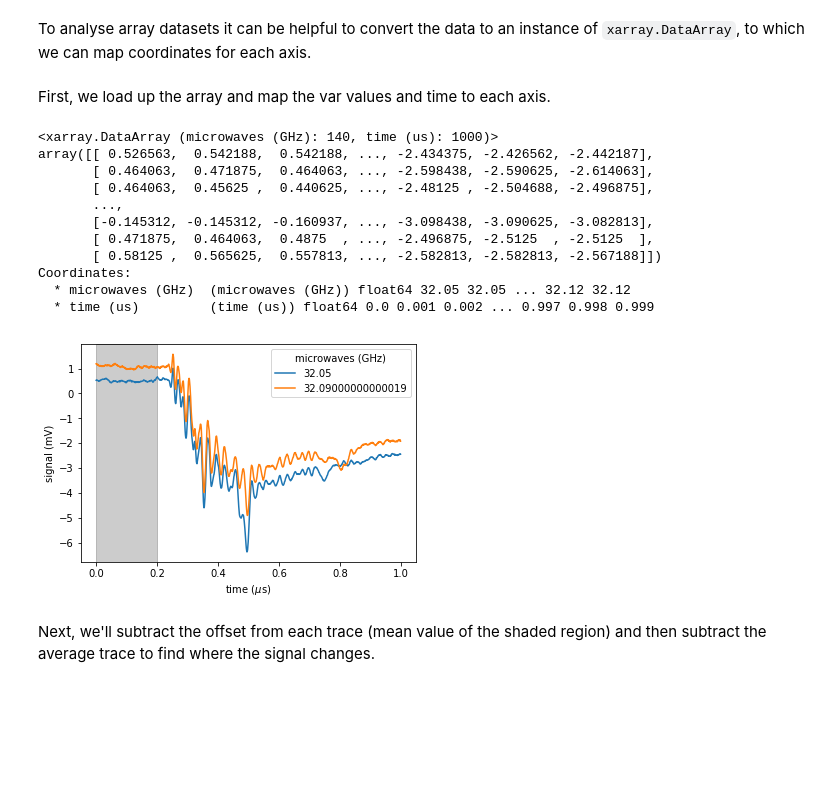
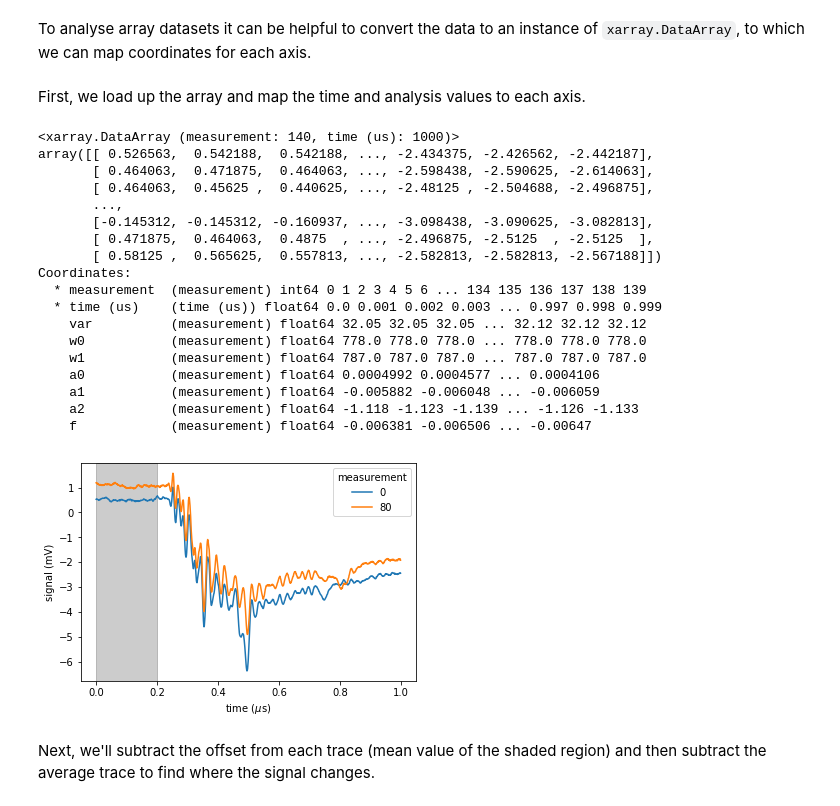
Before and after one commit to ad3ller/e11_analysis, a Jupyter notebook: notebooks/3)_Processing_data.ipynb, the cells around one changed output. Saved outputs shown, nothing was run; the diff lists cells and outputs as text; code cells hidden in the pictures; blank space fills up the shorter version.

```diff
--- a/notebooks/3)_Processing_data.ipynb
+++ b/notebooks/3)_Processing_data.ipynb
@@ -22,7 +22,7 @@ scan = H5Scan(fil)
 # %% [markdown]
 To analyse array datasets it can be helpful to convert the data to an instance of `xarray.DataArray`, to which we can map coordinates for each axis.
 # %% [markdown]
-First, we load up the array and map the var values and time to each axis.
+First, we load up the array and map the time and analysis values to each axis.
 # %%
 var = scan.attrs()['var']
 arr = scan.array('osc_0')
@@ -31,10 +31,13 @@ dt = info['dt']
 df = scan.df('analysis')
 # xarray
 tvals = np.arange(arr.shape[1]) * dt * 1e6
-da = xr.DataArray(arr * 1e3, coords={var:df['var'], 'time (us)':tvals}, dims=(var, 'time (us)'))
+analysis = {col : ('measurement', df[col].values) for col in df.columns}
+da = xr.DataArray(arr * 1e3,
+                  coords={'measurement':df.index, 'time (us)':tvals, **analysis},
+                  dims=('measurement', 'time (us)'))
 print(da)
 # %% [output]
-<xarray.DataArray (microwaves (GHz): 140, time (us): 1000)>
+<xarray.DataArray (measurement: 140, time (us): 1000)>
 array([[ 0.526563,  0.542188,  0.542188, ..., -2.434375, -2.426562, -2.442187],
        [ 0.464063,  0.471875,  0.464063, ..., -2.598438, -2.590625, -2.614063],
        [ 0.464063,  0.45625 ,  0.440625, ..., -2.48125 , -2.504688, -2.496875],
@@ -43,27 +46,34 @@ array([[ 0.526563,  0.542188,  0.542188, ..., -2.434375, -2.426562, -2.442187],
        [ 0.471875,  0.464063,  0.4875  , ..., -2.496875, -2.5125  , -2.5125  ],
        [ 0.58125 ,  0.565625,  0.557813, ..., -2.582813, -2.582813, -2.567188]])
 Coordinates:
-  * microwaves (GHz)  (microwaves (GHz)) float64 32.05 32.05 ... 32.12 32.12
-  * time (us)         (time (us)) float64 0.0 0.001 0.002 ... 0.997 0.998 0.999
+  * measurement  (measurement) int64 0 1 2 3 4 5 6 ... 134 135 136 137 138 139
+  * time (us)    (time (us)) float64 0.0 0.001 0.002 0.003 ... 0.997 0.998 0.999
+    var          (measurement) float64 32.05 32.05 32.05 ... 32.12 32.12 32.12
+    w0           (measurement) float64 778.0 778.0 778.0 ... 778.0 778.0 778.0
+    w1           (measurement) float64 787.0 787.0 787.0 ... 787.0 787.0 787.0
+    a0           (measurement) float64 0.0004992 0.0004577 ... 0.0004106
+    a1           (measurement) float64 -0.005882 -0.006048 ... -0.006059
+    a2           (measurement) float64 -1.118 -1.123 -1.139 ... -1.126 -1.133
+    f            (measurement) float64 -0.006381 -0.006506 ... -0.00647
 # %%
 # plot
 fig, ax = plt.subplots()
 
 # data
-da.isel({var:[0, 80]}).plot.line(x='time (us)')
+da.isel({"measurement":[0, 80]}).plot.line(x='time (us)')
 
 # background
 t_bk = (0.0, 0.2)
 ax.axvspan(*t_bk, color='k', alpha=0.2)
 
 # format
 ax.set_xlabel('time ($\mu$s)')
 ax.set_ylabel('signal (mV)')
 
 # output
 plt.show()
 # %% [output]
-[figure, old version]
+[figure, new version]
 # %% [markdown]
 Next, we'll subtract the offset from each trace (mean value of the shaded region) and then subtract the average trace to find where the signal changes.
 # %%
```
Also changed, not shown: parts of 5 cells of this notebook, 1 other file.
